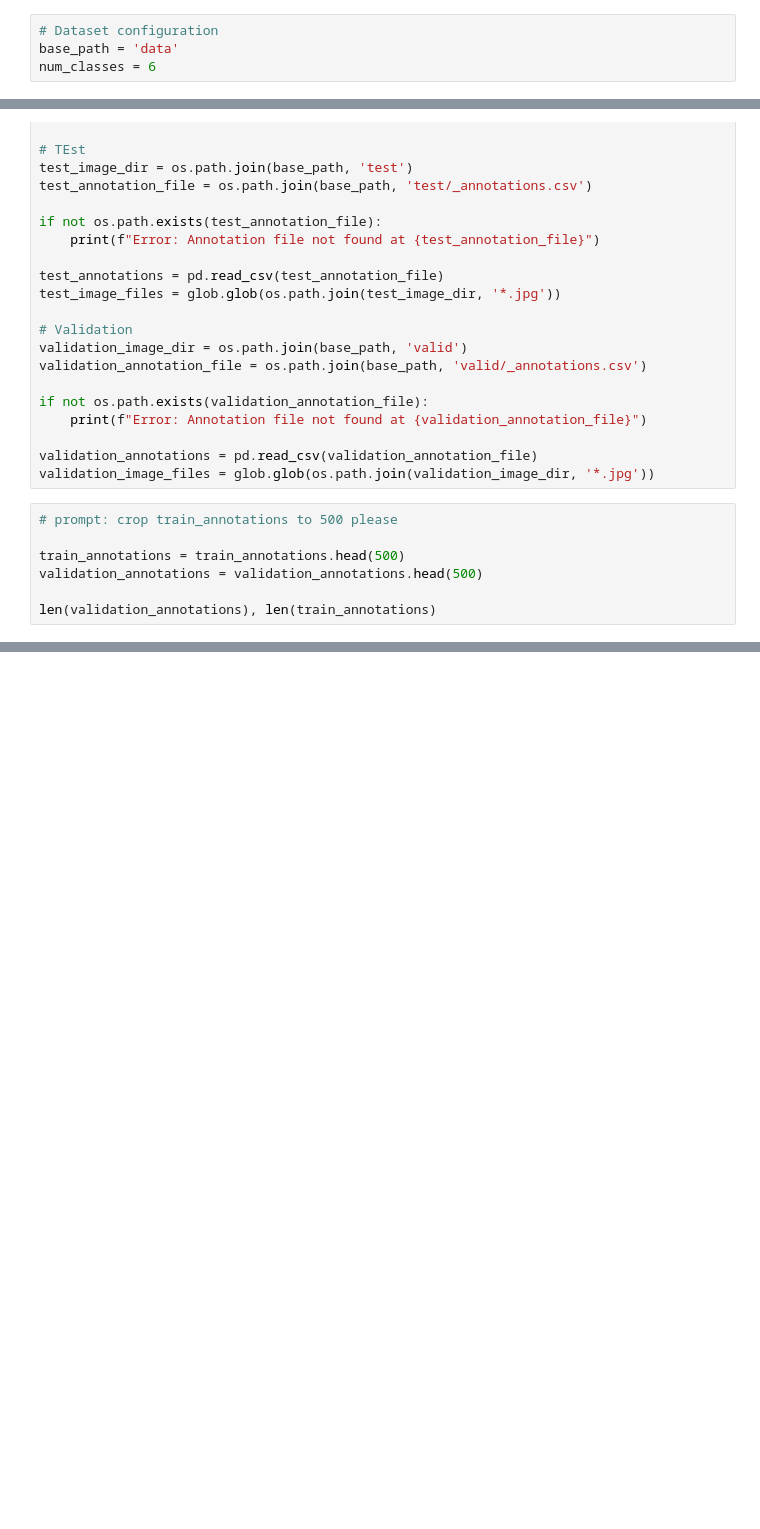
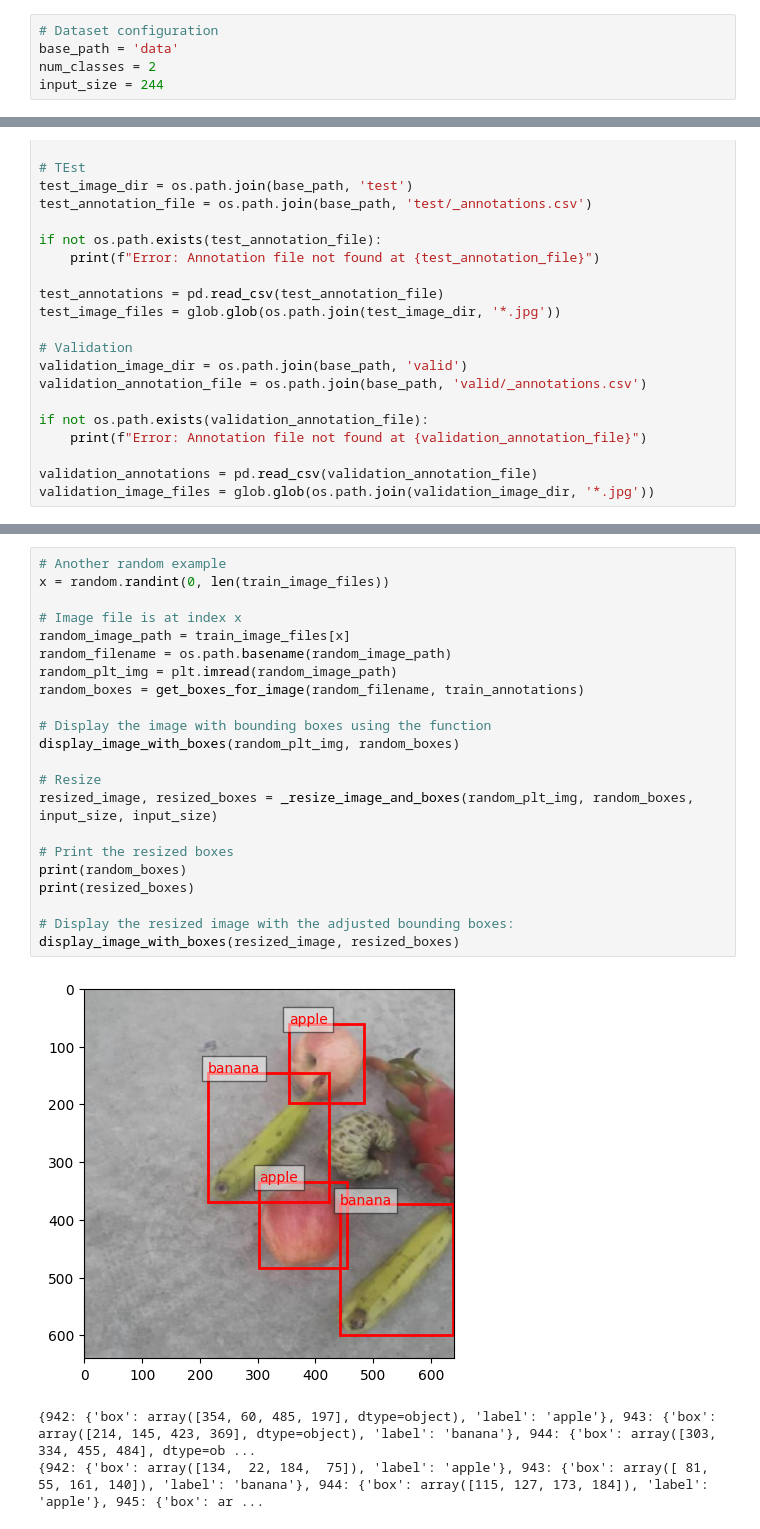
Before and after one commit to miam-bonbon/assignment-computer-vision, a Jupyter notebook: assignment_computer_vision.ipynb, the cells around one changed output, grey strips where cells are left out. Saved outputs shown, nothing was run; the diff lists cells and outputs as text; blank space fills up the shorter version.

```diff
--- a/assignment_computer_vision.ipynb
+++ b/assignment_computer_vision.ipynb
@@ -83,7 +70,8 @@ Sat Nov 23 20:34:30 2024
 # %%
 # Dataset configuration
 base_path = 'data'
-num_classes = 6
+num_classes = 2
+input_size = 244
 # %%
 # Prepare for further processing
 # Train
@@ -115,10 +103,3 @@ if not os.path.exists(validation_annotation_file):
 
 validation_annotations = pd.read_csv(validation_annotation_file)
 validation_image_files = glob.glob(os.path.join(validation_image_dir, '*.jpg'))
-# %%
-# prompt: crop train_annotations to 500 please
-
-train_annotations = train_annotations.head(500)
-validation_annotations = validation_annotations.head(500)
-
-len(validation_annotations), len(train_annotations)
@@ -581,0 +242,26 @@ history = model.fit(train_images, trainTargets,
+# %%
+# Another random example
+x = random.randint(0, len(train_image_files))
+
+# Image file is at index x
+random_image_path = train_image_files[x]
+random_filename = os.path.basename(random_image_path)
+random_plt_img = plt.imread(random_image_path)
+random_boxes = get_boxes_for_image(random_filename, train_annotations)
+
+# Display the image with bounding boxes using the function
+display_image_with_boxes(random_plt_img, random_boxes)
+
+# Resize
+resized_image, resized_boxes = _resize_image_and_boxes(random_plt_img, random_boxes, input_size, input_size)
+
+# Print the resized boxes
+print(random_boxes)
+print(resized_boxes)
+
+# Display the resized image with the adjusted bounding boxes:
+display_image_with_boxes(resized_image, resized_boxes)
+# %% [output]
+[figure, added]
+{942: {'box': array([354, 60, 485, 197], dtype=object), 'label': 'apple'}, 943: {'box': array([214, 145, 423, 369], dtype=object), 'label': 'banana'}, 944: {'box': array([303, 334, 455, 484], dtype=ob ...
+{942: {'box': array([134,  22, 184,  75]), 'label': 'apple'}, 943: {'box': array([ 81,  55, 161, 140]), 'label': 'banana'}, 944: {'box': array([115, 127, 173, 184]), 'label': 'apple'}, 945: {'box': ar ...
```
Also changed, not shown: parts of 68 cells of this notebook.
